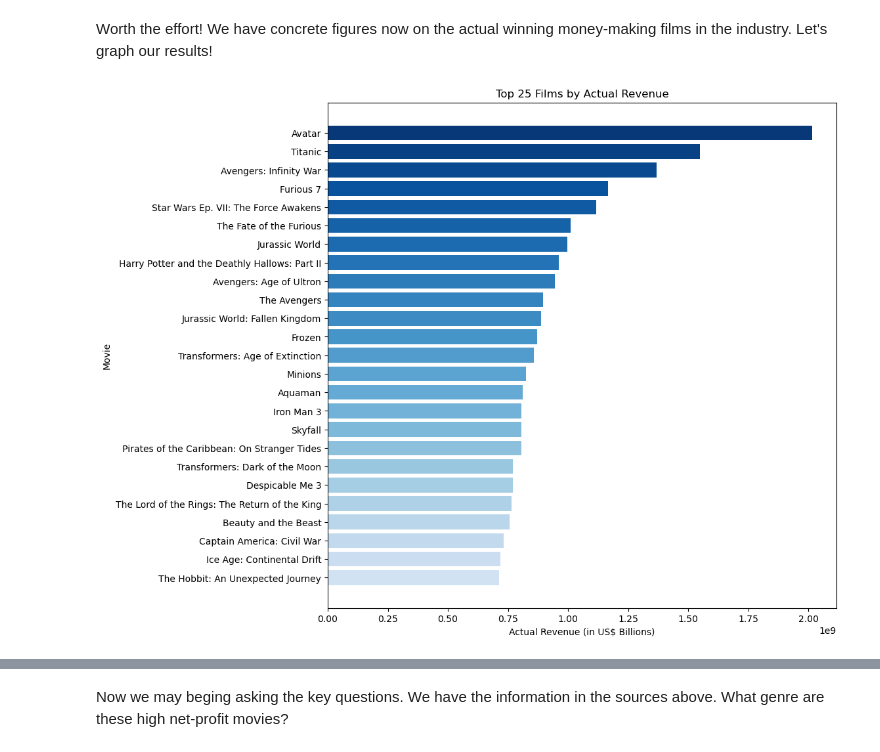
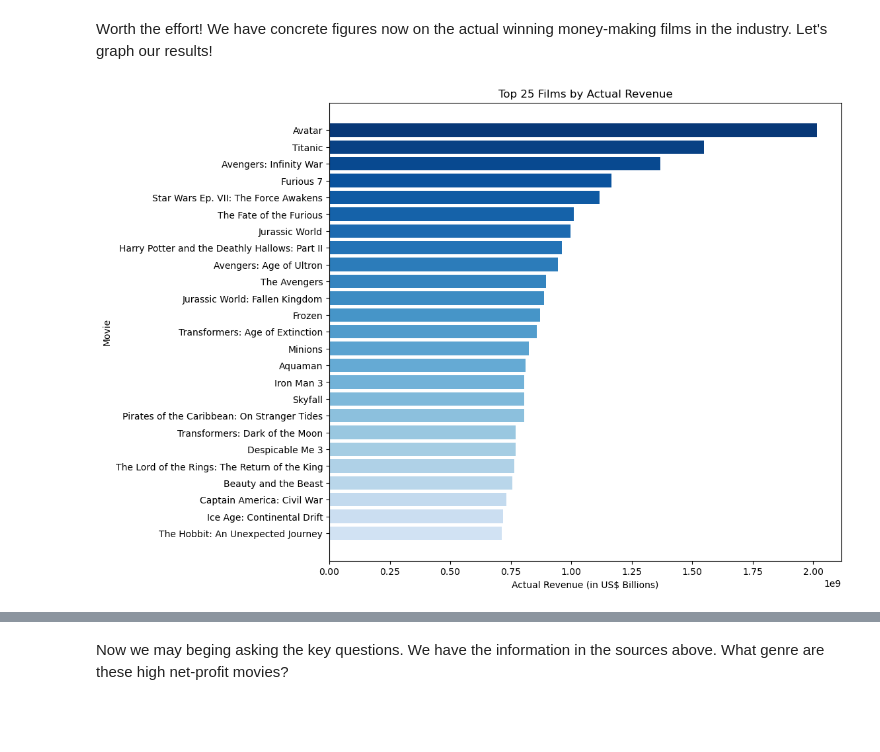
Before and after one commit to rafvrab/Microsoft_Film_Proposal, a Jupyter notebook: Notebook.ipynb, the cells around one changed output, grey strips where cells are left out. Cells and saved outputs as stored; diff of their text form; code cells hidden in the pictures; blank space fills up the shorter version.

```diff
--- a/Notebook.ipynb
+++ b/Notebook.ipynb
@@ -562,27 +562,27 @@ Worth the effort! We have concrete figures now on the actual winning money-makin
 # %%
 # Our Actual Revenue calculation
 df_5['actual_revenue'] = df_5['worldwide_gross'] - df_5['domestic_gross']
 df_5 = df_5.nlargest(25, 'actual_revenue')
 
 # Plotting the data
 
 # Color palette in shades of blue, darker first
 colors = sns.color_palette("Blues", 30)[::-1]
 
 # Graph Size
-plt.figure(figsize=(10, 10))
+plt.figure(figsize=(10, 9))
 
 # Graph Axis, enter colors in place, lable axis
 plt.barh(df_5['movie'], df_5['actual_revenue'], color=colors)
 plt.xlabel('Actual Revenue (in US$ Billions)')
 plt.ylabel('Movie')
 
 # Place title, place biggest actual revenue film first
 plt.title('Top 25 Films by Actual Revenue')
 plt.gca().invert_yaxis()
 
 # Render graph
 plt.show()
 # %% [output]
-[figure, old version]
+[figure, new version]
 # %%
```
Also changed, not shown: parts of 15 cells of this notebook.
